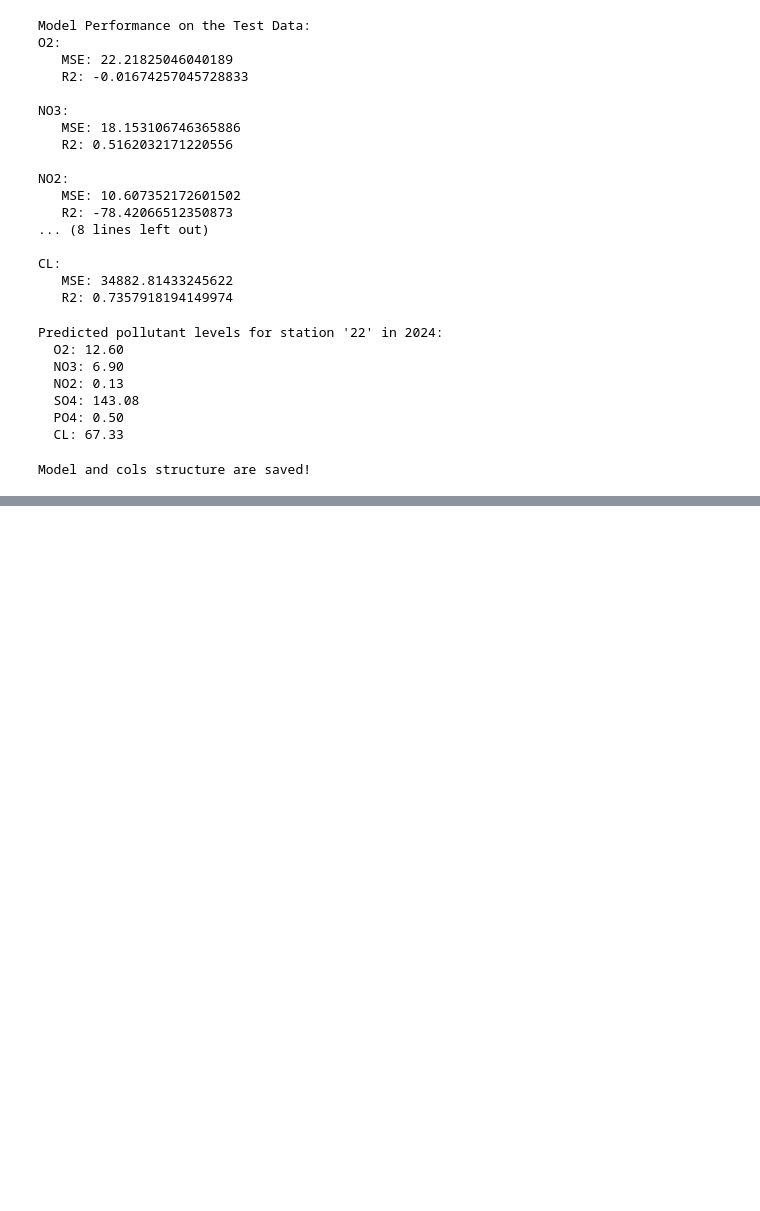
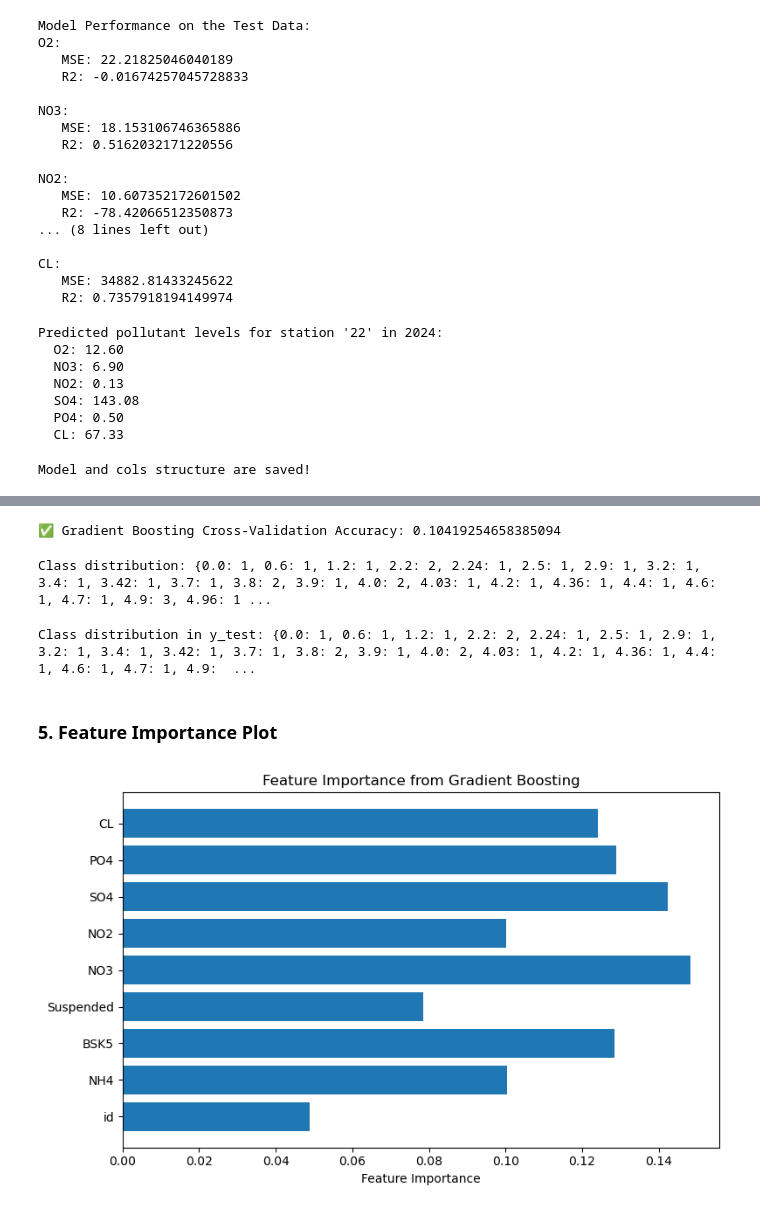
Before and after one commit to Kath395/WaterQualityPrediction_AICTE, a Jupyter notebook: WaterQualityPrediction.ipynb, the cells around one changed output, grey strips where cells are left out. Drawn from its saved outputs; the diff is of its cells as text; code cells hidden in the pictures; blank space fills up the shorter version.

```diff
--- a/WaterQualityPrediction.ipynb
+++ b/WaterQualityPrediction.ipynb
@@ -273,0 +431,6 @@ Model and cols structure are saved!
+# %%
+from sklearn.ensemble import GradientBoostingRegressor
+
+model = GradientBoostingRegressor()
+model.fit(X_train, y_train)
+y_pred = model.predict(X_test)
@@ -273,0 +445,18 @@ Model and cols structure are saved!
+# %%
+from sklearn.ensemble import GradientBoostingClassifier
+from sklearn.metrics import accuracy_score, classification_report, confusion_matrix
+import numpy as np
+
+y_train_fixed = np.ravel(y_train).astype(int)
+y_test_fixed = np.ravel(y_test).astype(int)
+
+gb = GradientBoostingClassifier()
+gb.fit(X_train, y_train_fixed)
+
+
+y_pred_gb = gb.predict(X_test)
+
+
+print("🎯 Gradient Boosting Accuracy:", accuracy_score(y_test_fixed, y_pred_gb))
+print("\n📊 Classification Report:\n", classification_report(y_test_fixed, y_pred_gb))
+print("🧩 Confusion Matrix:\n", confusion_matrix(y_test_fixed, y_pred_gb))
@@ -273,0 +487,36 @@ Model and cols structure are saved!
+# %%
+from collections import Counter
+
+# Step 1: Count class occurrences
+class_counts = Counter(y_fixed)
+
+# Step 2: Keep classes with at least 5 samples
+valid_classes = [cls for cls, count in class_counts.items() if count >= 5]
+mask = np.isin(y_fixed, valid_classes)
+
+# Step 3: Filter your data
+X_filtered = X_scaled[mask]
+y_filtered = y_fixed[mask]
+
+# Step 4: Run cross-validation again
+scores = cross_val_score(GradientBoostingClassifier(), X_filtered, y_filtered, cv=5)
+print("✅ Gradient Boosting Cross-Validation Accuracy:", scores.mean())
+# %% [output]
+✅ Gradient Boosting Cross-Validation Accuracy: 0.10419254658385094
+# %%
+import numpy as np
+
+classes, counts = np.unique(y_test, return_counts=True)
+print("Class distribution:", dict(zip(classes, counts)))
+# %% [output]
+Class distribution: {0.0: 1, 0.6: 1, 1.2: 1, 2.2: 2, 2.24: 1, 2.5: 1, 2.9: 1, 3.2: 1, 3.4: 1, 3.42: 1, 3.7: 1, 3.8: 2, 3.9: 1, 4.0: 2, 4.03: 1, 4.2: 1, 4.36: 1, 4.4: 1, 4.6: 1, 4.7: 1, 4.9: 3, 4.96: 1 ...
+# %%
+
+import numpy as np
+
+classes, counts = np.unique(y_test, return_counts=True)
+print("Class distribution in y_test:", dict(zip(classes, counts)))
+# %% [output]
+Class distribution in y_test: {0.0: 1, 0.6: 1, 1.2: 1, 2.2: 2, 2.24: 1, 2.5: 1, 2.9: 1, 3.2: 1, 3.4: 1, 3.42: 1, 3.7: 1, 3.8: 2, 3.9: 1, 4.0: 2, 4.03: 1, 4.2: 1, 4.36: 1, 4.4: 1, 4.6: 1, 4.7: 1, 4.9:  ...
+# %% [markdown]
+###  5. Feature Importance Plot
@@ -273,0 +525,16 @@ Model and cols structure are saved!
+# %%
+import matplotlib.pyplot as plt
+
+
+features = X_numeric.columns
+importances = gb.feature_importances_
+
+
+plt.figure(figsize=(8, 5))
+plt.barh(features, importances)
+plt.xlabel("Feature Importance")
+plt.title("Feature Importance from Gradient Boosting")
+plt.tight_layout()
+plt.show()
+# %% [output]
+[figure, added]
```
Also changed, not shown: parts of 21 cells of this notebook.
